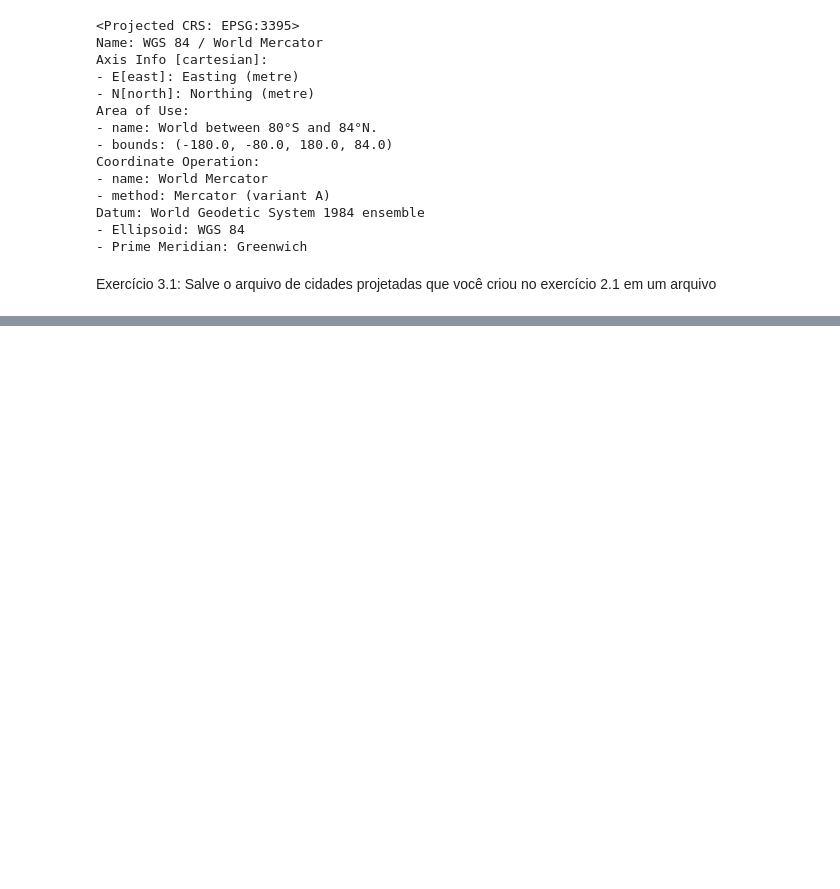
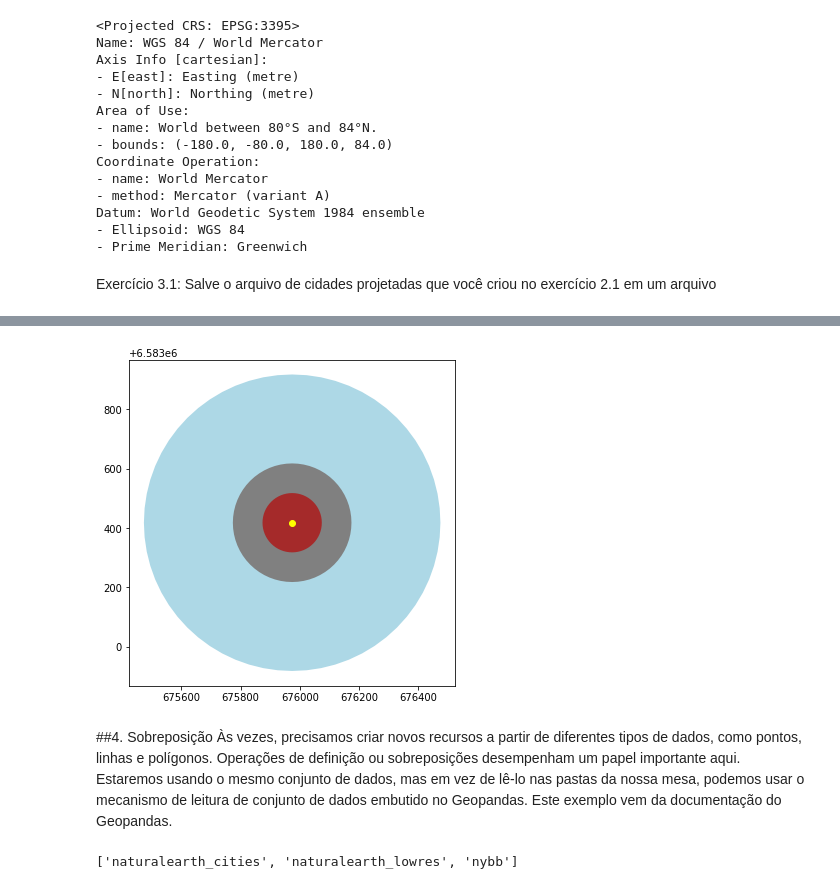
Before and after one commit to rmontteiro/geo, a Jupyter notebook: Geopandas_aula1.ipynb, the cells around one changed output, grey strips where cells are left out. Saved outputs shown, nothing was run; the diff lists cells and outputs as text; code cells hidden in the pictures; blank space fills up the shorter version.

```diff
--- a/Geopandas_aula1.ipynb
+++ b/Geopandas_aula1.ipynb
@@ -297,0 +450,6 @@ Exercício 3.1: Salve o arquivo de cidades projetadas que você criou no exercí
+# %%
+
+# Find out stockholm from the cities
+stocholm = cities[cities.name == 'Stockholm']
+stocholm = stocholm.to_crs({'init': 'epsg:3006'})
+stocholm
@@ -297,0 +460,23 @@ Exercício 3.1: Salve o arquivo de cidades projetadas que você criou no exercí
+# %%
+
+# Let us create a buffer of 500, 200, 100 meters and plot them
+stocholm_100 = stocholm.buffer(100)
+stocholm_200 = stocholm.buffer(200)
+stocholm_500 = stocholm.buffer(500)
+fig, ax = plt.subplots(figsize=(8,6))
+
+stocholm_500.plot(ax=ax, color='lightblue')
+stocholm_200.plot(ax=ax, color='gray')
+stocholm_100.plot(ax=ax, color='brown')
+stocholm.plot(ax=ax, color='Yellow');
+plt.savefig('buffer.png')
+# %% [output]
+[figure, added]
+# %% [markdown]
+##4. Sobreposição
+Às vezes, precisamos criar novos recursos a partir de diferentes tipos de dados, como pontos, linhas e polígonos. Operações de definição ou sobreposições desempenham um papel importante aqui. Estaremos usando o mesmo conjunto de dados, mas em vez de lê-lo nas pastas da nossa mesa, podemos usar o mecanismo de leitura de conjunto de dados embutido no Geopandas. Este exemplo vem da documentação do Geopandas.
+# %%
+# Let us see what data is available in Geopandas
+gpd.datasets.available
+# %% [output]
+['naturalearth_cities', 'naturalearth_lowres', 'nybb']
```
Also changed, not shown: parts of 32 cells of this notebook.
